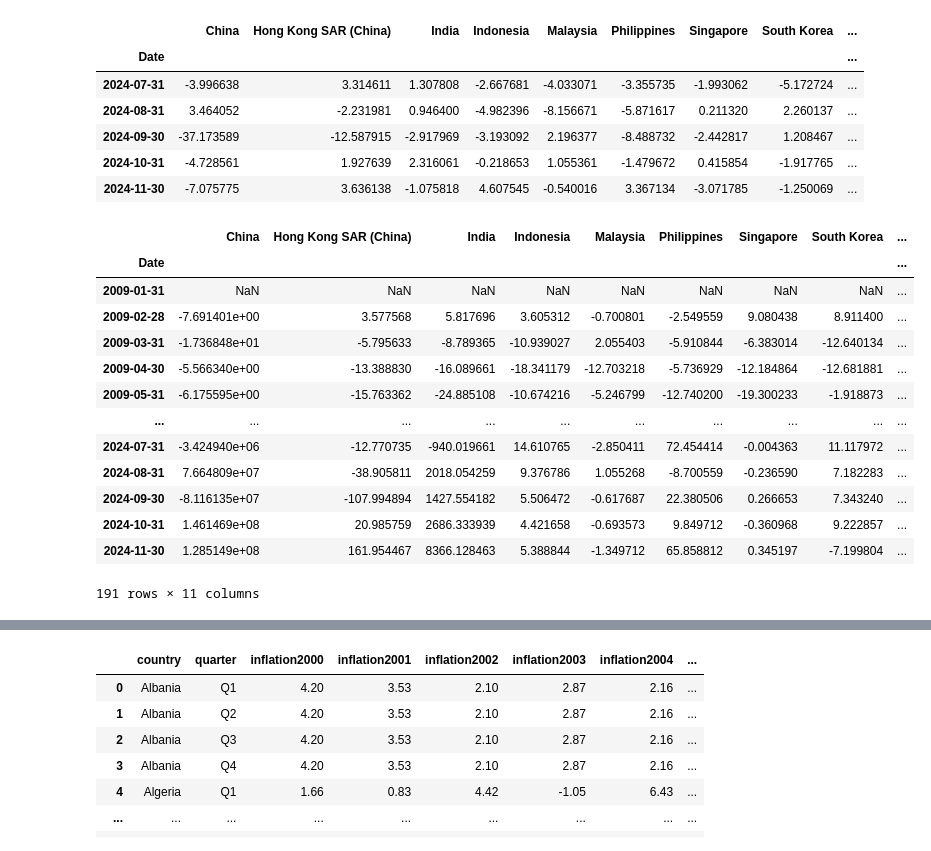
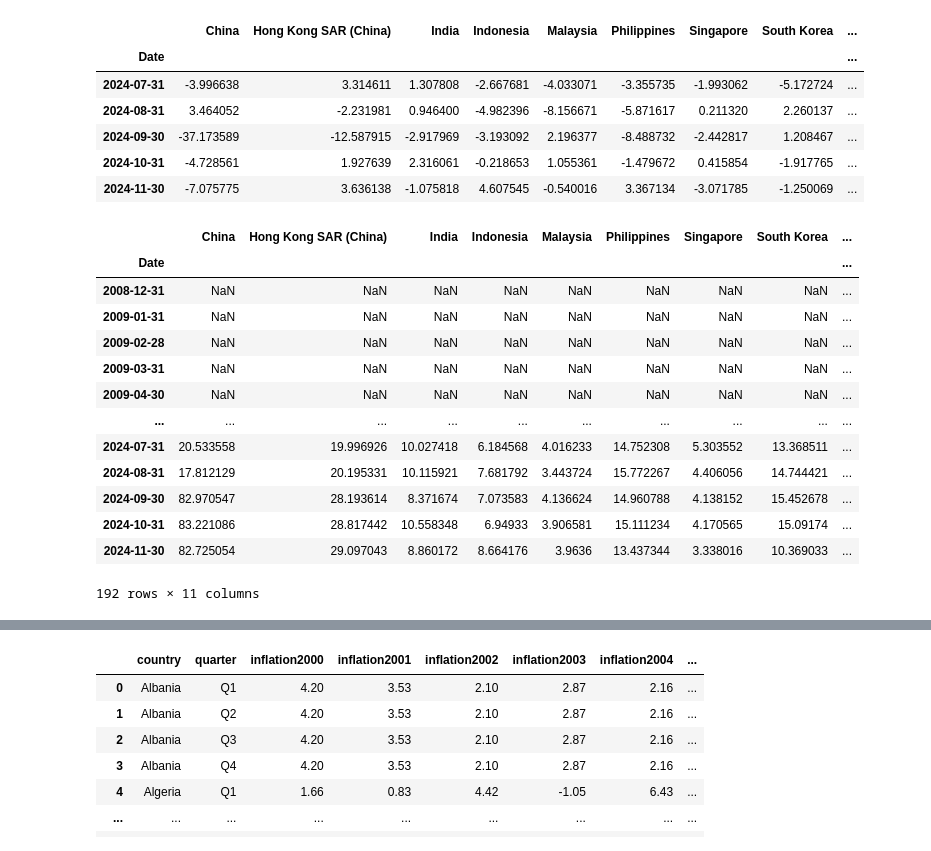
Before and after one commit to aizudeen11/cfm-nlp, a Jupyter notebook: main.ipynb, the cells around one changed output, grey strips where cells are left out. Drawn from its saved outputs; the diff is of its cells as text; code cells hidden in the pictures.

```diff
--- a/main.ipynb
+++ b/main.ipynb
@@ -155,7 +155,7 @@ stock_data.rename(columns=key_dict, inplace=True)
 stock_data2 = stock_data.copy()
 stock_data2["Date"] = pd.to_datetime(stock_data2["Date"]) + pd.offsets.MonthEnd(0)
 stock_data2.set_index('Date', inplace=True)
-stock_data2 = stock_data2.loc[stock_data2.index >= "2009-01-01"]
+stock_data2 = stock_data2.loc[stock_data2.index >= "2008-12-01"]
 stock_data2 = stock_data2.astype(float)
 
 stock_data_calc = stock_data2.apply(lambda x : np.log(x))
@@ -382,24 +399,24 @@ fb_compile_calc.tail()
 # %%
 # stock_data_calc.head()
 # fb_compile_calc
-dfn = stock_data_calc.copy()
+covariance = pd.DataFrame(index=stock_data_calc.index, columns=stock_data_calc.columns)
 date_dict = {k:v for k,v in enumerate(stock_data_calc.index)}
 for x in stock_data_calc.columns:
-    for i in range(0, len(stock_data_calc)-12):
-        dfn.at[date_dict[i+12], x] = dfn.loc[date_dict[i]:date_dict[i+12], x].cov(fb_compile_calc.loc[date_dict[i]:date_dict[i+12], x])
-dfn
+    for i in range(1, len(stock_data_calc)-12):
+        covariance.at[date_dict[i+12], x] = np.cov(stock_data_calc.loc[date_dict[i]:date_dict[i+12], x].values, fb_compile_calc.loc[date_dict[i]:date_dict[i+12], x].values, bias=True)[0, 1]
+covariance
 # %% [output]
 |  | China | Hong Kong SAR (China) | India | Indonesia | Malaysia | Philippines | Singapore | South Korea | ... |
 | Date |  |  |  |  |  |  |  |  | ... |
+| 2008-12-31 | NaN | NaN | NaN | NaN | NaN | NaN | NaN | NaN | ... |
 | 2009-01-31 | NaN | NaN | NaN | NaN | NaN | NaN | NaN | NaN | ... |
-| 2009-02-28 | -7.691401e+00 | 3.577568 | 5.817696 | 3.605312 | -0.700801 | -2.549559 | 9.080438 | 8.911400 | ... |
-| 2009-03-31 | -1.736848e+01 | -5.795633 | -8.789365 | -10.939027 | 2.055403 | -5.910844 | -6.383014 | -12.640134 | ... |
-| 2009-04-30 | -5.566340e+00 | -13.388830 | -16.089661 | -18.341179 | -12.703218 | -5.736929 | -12.184864 | -12.681881 | ... |
-| 2009-05-31 | -6.175595e+00 | -15.763362 | -24.885108 | -10.674216 | -5.246799 | -12.740200 | -19.300233 | -1.918873 | ... |
+| 2009-02-28 | NaN | NaN | NaN | NaN | NaN | NaN | NaN | NaN | ... |
+| 2009-03-31 | NaN | NaN | NaN | NaN | NaN | NaN | NaN | NaN | ... |
+| 2009-04-30 | NaN | NaN | NaN | NaN | NaN | NaN | NaN | NaN | ... |
 | ... | ... | ... | ... | ... | ... | ... | ... | ... | ... |
-| 2024-07-31 | -3.424940e+06 | -12.770735 | -940.019661 | 14.610765 | -2.850411 | 72.454414 | -0.004363 | 11.117972 | ... |
-| 2024-08-31 | 7.664809e+07 | -38.905811 | 2018.054259 | 9.376786 | 1.055268 | -8.700559 | -0.236590 | 7.182283 | ... |
-| 2024-09-30 | -8.116135e+07 | -107.994894 | 1427.554182 | 5.506472 | -0.617687 | 22.380506 | 0.266653 | 7.343240 | ... |
-| 2024-10-31 | 1.461469e+08 | 20.985759 | 2686.333939 | 4.421658 | -0.693573 | 9.849712 | -0.360968 | 9.222857 | ... |
-| 2024-11-30 | 1.285149e+08 | 161.954467 | 8366.128463 | 5.388844 | -1.349712 | 65.858812 | 0.345197 | -7.199804 | ... |
+| 2024-07-31 | 20.533558 | 19.996926 | 10.027418 | 6.184568 | 4.016233 | 14.752308 | 5.303552 | 13.368511 | ... |
+| 2024-08-31 | 17.812129 | 20.195331 | 10.115921 | 7.681792 | 3.443724 | 15.772267 | 4.406056 | 14.744421 | ... |
+| 2024-09-30 | 82.970547 | 28.193614 | 8.371674 | 7.073583 | 4.136624 | 14.960788 | 4.138152 | 15.452678 | ... |
+| 2024-10-31 | 83.221086 | 28.817442 | 10.558348 | 6.94933 | 3.906581 | 15.111234 | 4.170565 | 15.09174 | ... |
+| 2024-11-30 | 82.725054 | 29.097043 | 8.860172 | 8.664176 | 3.9636 | 13.437344 | 3.338016 | 10.369033 | ... |
-191 rows × 11 columns
+192 rows × 11 columns
```
Also changed, not shown: parts of 16 cells of this notebook, 1 other file.
